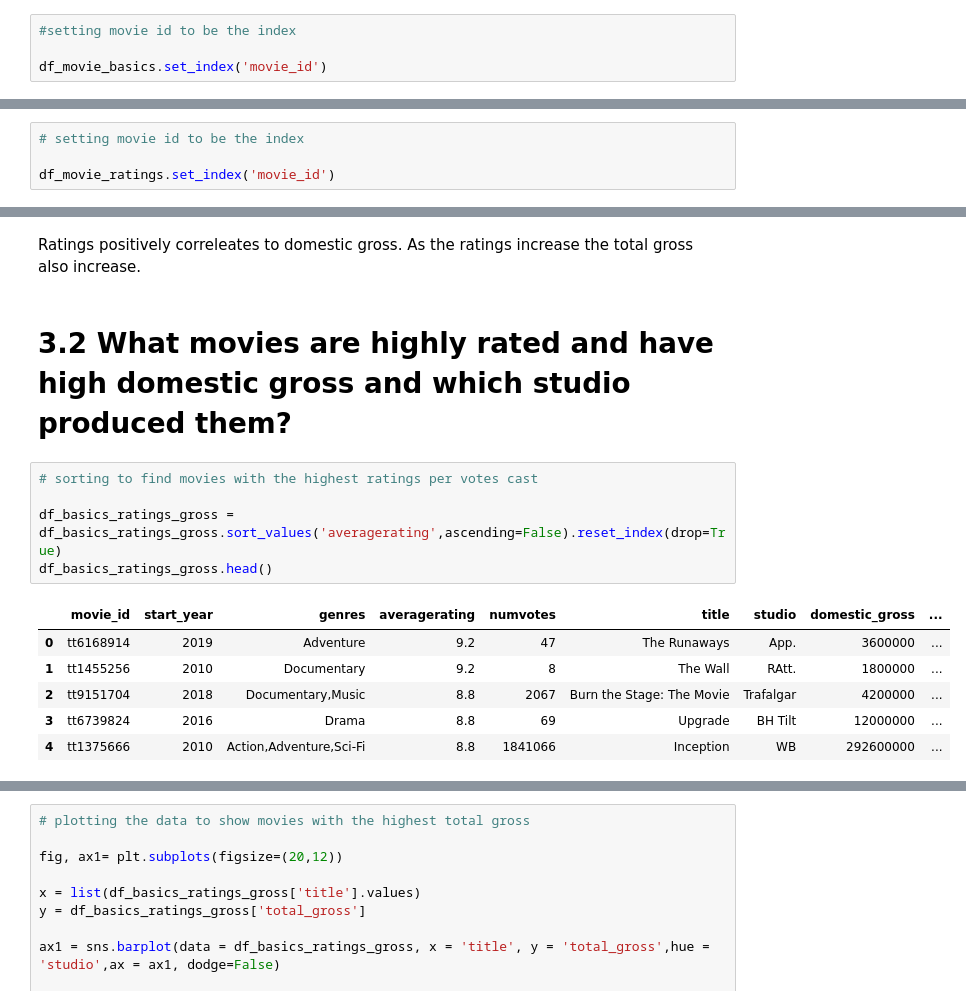
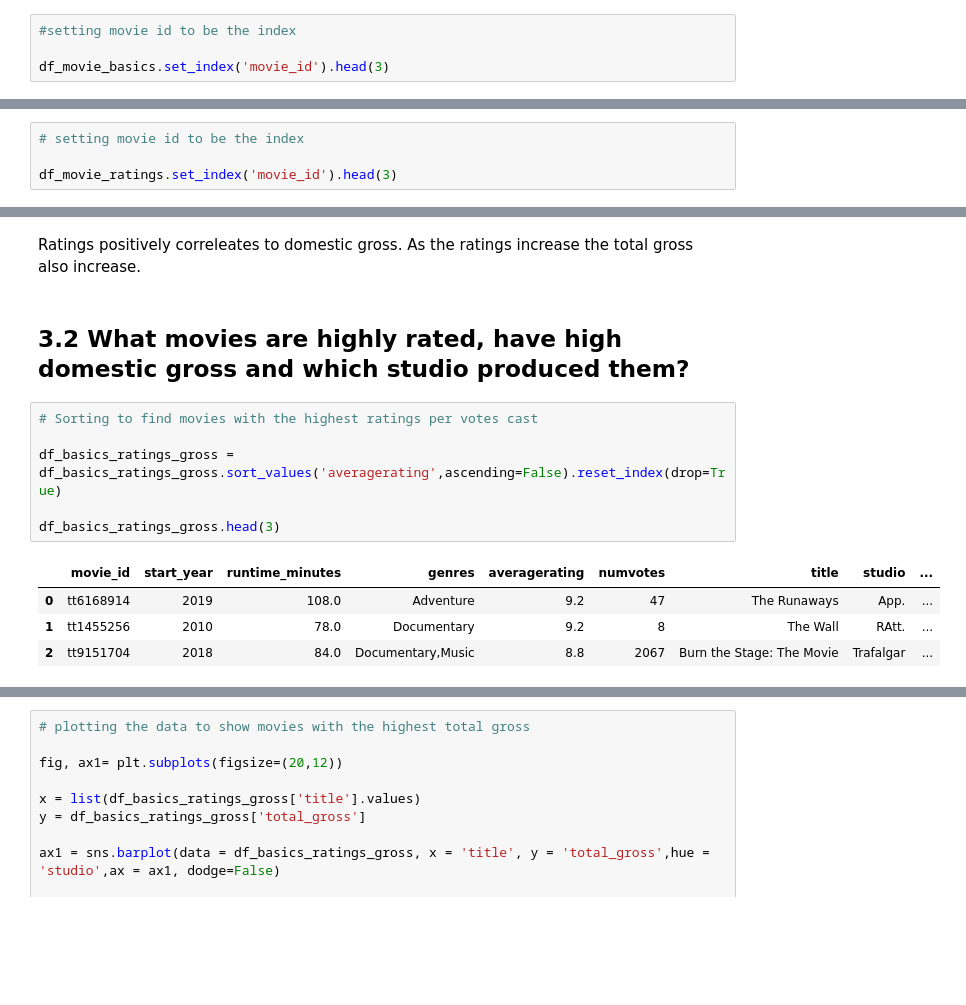
Before and after one commit to BrianKip035/dsc-phase-1-project-v2-4, a Jupyter notebook: student.ipynb, the cells around one changed output, grey strips where cells are left out. Drawn from its saved outputs; the diff is of its cells as text; blank space fills up the shorter version.

```diff
--- a/student.ipynb
+++ b/student.ipynb
@@ -909,5 +902,5 @@ But first I should set the index of both dataframes to the to movie_id in order
 # %%
 #setting movie id to be the index
 
-df_movie_basics.set_index('movie_id')
+df_movie_basics.set_index('movie_id').head(3)
 # %% [output]
@@ -928,7 +912,7 @@ df_movie_basics.set_index('movie_id')
 # %%
 # setting movie id to be the index
 
-df_movie_ratings.set_index('movie_id')
+df_movie_ratings.set_index('movie_id').head(3)
 # %% [output]
 |  | averagerating | numvotes |
 | movie_id |  |  |
@@ -1068,19 +1032,18 @@ fig.savefig('Average Rating vs total_gross');
 # %% [markdown]
 Ratings positively correleates to domestic gross. As the ratings increase the total gross also increase.
 # %% [markdown]
-# 3.2 What movies are highly rated and have high domestic gross  and which studio produced them?
+## 3.2 What movies are highly rated, have high domestic gross  and which studio produced them?
 # %%
-# sorting to find movies with the highest ratings per votes cast
+# Sorting to find movies with the highest ratings per votes cast
 
 df_basics_ratings_gross = df_basics_ratings_gross.sort_values('averagerating',ascending=False).reset_index(drop=True)
-df_basics_ratings_gross.head()
+
+df_basics_ratings_gross.head(3)
 # %% [output]
-|  | movie_id | start_year | genres | averagerating | numvotes | title | studio | domestic_gross | ... |
-| 0 | tt6168914 | 2019 | Adventure | 9.2 | 47 | The Runaways | App. | 3600000 | ... |
-| 1 | tt1455256 | 2010 | Documentary | 9.2 | 8 | The Wall | RAtt. | 1800000 | ... |
-| 2 | tt9151704 | 2018 | Documentary,Music | 8.8 | 2067 | Burn the Stage: The Movie | Trafalgar | 4200000 | ... |
-| 3 | tt6739824 | 2016 | Drama | 8.8 | 69 | Upgrade | BH Tilt | 12000000 | ... |
-| 4 | tt1375666 | 2010 | Action,Adventure,Sci-Fi | 8.8 | 1841066 | Inception | WB | 292600000 | ... |
+|  | movie_id | start_year | runtime_minutes | genres | averagerating | numvotes | title | studio | ... |
+| 0 | tt6168914 | 2019 | 108.0 | Adventure | 9.2 | 47 | The Runaways | App. | ... |
+| 1 | tt1455256 | 2010 | 78.0 | Documentary | 9.2 | 8 | The Wall | RAtt. | ... |
+| 2 | tt9151704 | 2018 | 84.0 | Documentary,Music | 8.8 | 2067 | Burn the Stage: The Movie | Trafalgar | ... |
 # %%
 # movies with the highest ratings
 
```
Also changed, not shown: parts of 28 cells of this notebook.
